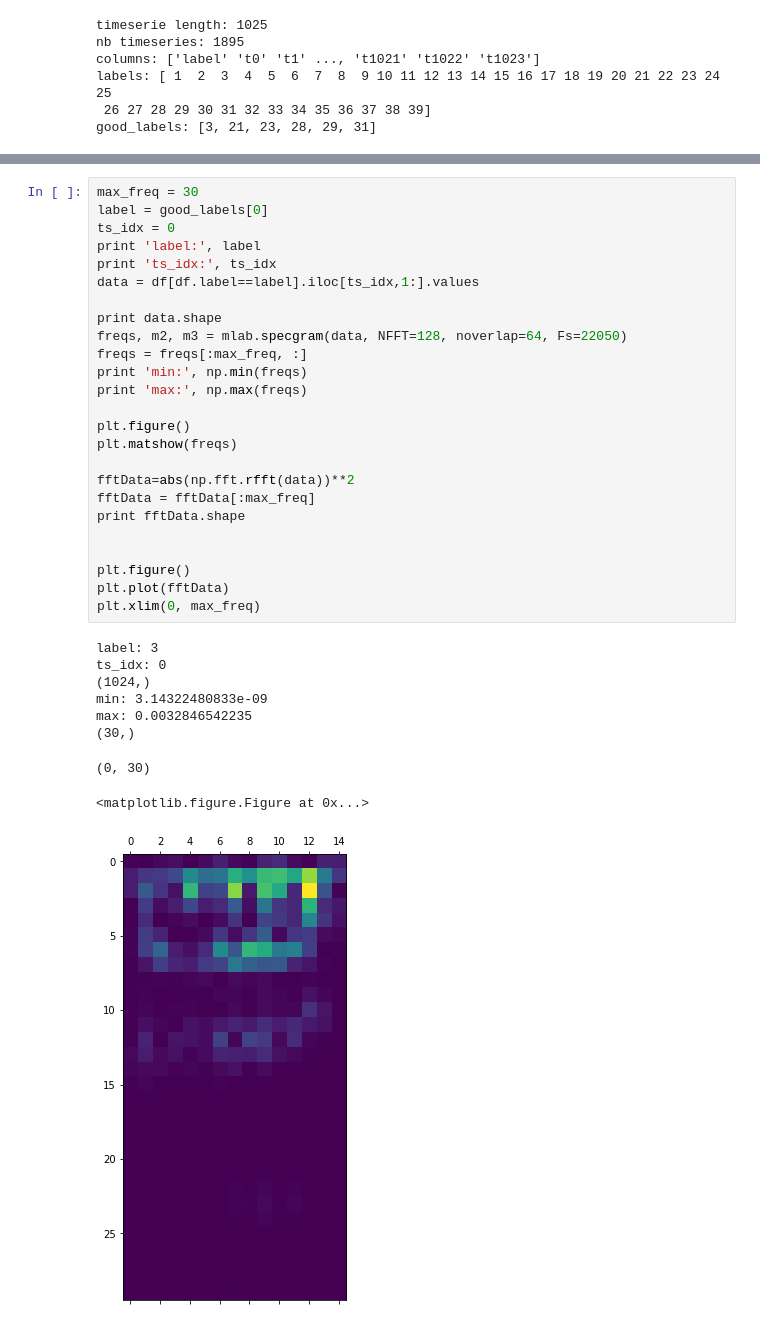
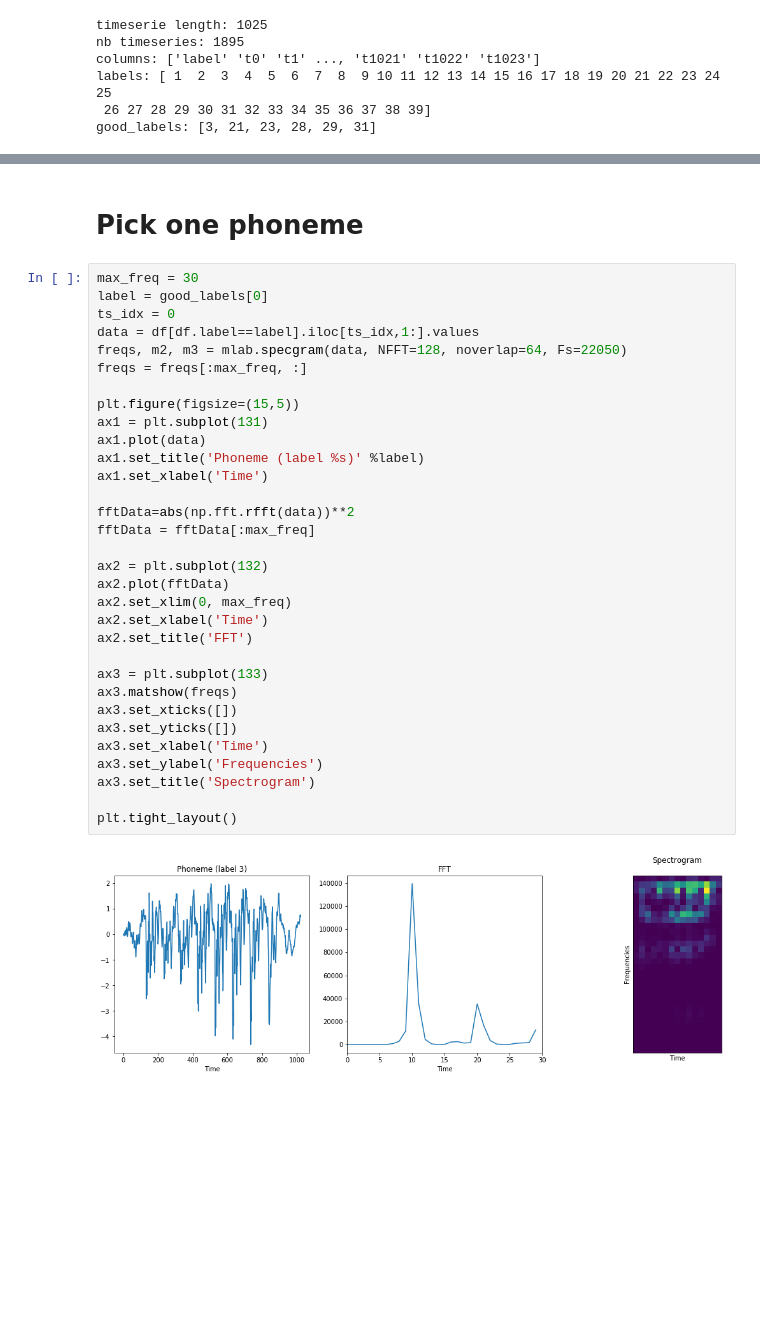
Before and after one commit to marionleborgne/frequency-encoder, a Jupyter notebook: analysis.ipynb, the cells around one changed output, grey strips where cells are left out. Cells and saved outputs as stored; diff of their text form; blank space fills up the shorter version.

Commit message:
Plot frequency encodings

```diff
--- a/analysis.ipynb
+++ b/analysis.ipynb
@@ -75,35 +73,36 @@ for k in range(nb_labels):
+# %% [markdown]
+# Pick one phoneme
 # %%
 max_freq = 30
 label = good_labels[0]
 ts_idx = 0
-print 'label:', label
-print 'ts_idx:', ts_idx
 data = df[df.label==label].iloc[ts_idx,1:].values
-
-print data.shape
 freqs, m2, m3 = mlab.specgram(data, NFFT=128, noverlap=64, Fs=22050)
 freqs = freqs[:max_freq, :]
-print 'min:', np.min(freqs)
-print 'max:', np.max(freqs)
 
-plt.figure()
-plt.matshow(freqs)
+plt.figure(figsize=(15,5))
+ax1 = plt.subplot(131)
+ax1.plot(data)
+ax1.set_title('Phoneme (label %s)' %label)
+ax1.set_xlabel('Time')
 
 fftData=abs(np.fft.rfft(data))**2
 fftData = fftData[:max_freq]
-print fftData.shape
 
+ax2 = plt.subplot(132)
+ax2.plot(fftData)
+ax2.set_xlim(0, max_freq)
+ax2.set_xlabel('Time')
+ax2.set_title('FFT')
 
-plt.figure()
-plt.plot(fftData)
-plt.xlim(0, max_freq)
+ax3 = plt.subplot(133)
+ax3.matshow(freqs)
+ax3.set_xticks([])
+ax3.set_yticks([])
+ax3.set_xlabel('Time')
+ax3.set_ylabel('Frequencies')
+ax3.set_title('Spectrogram')
+
+plt.tight_layout()
 # %% [output]
-label: 3
-ts_idx: 0
-(1024,)
-min: 3.14322480833e-09
-max: 0.0032846542235
-(30,)
-(0, 30)
-<matplotlib.figure.Figure at 0x...>
-[figure, old version]
+[figure, new version]
```
Also changed, not shown: parts of 11 cells of this notebook, 1 other file.
